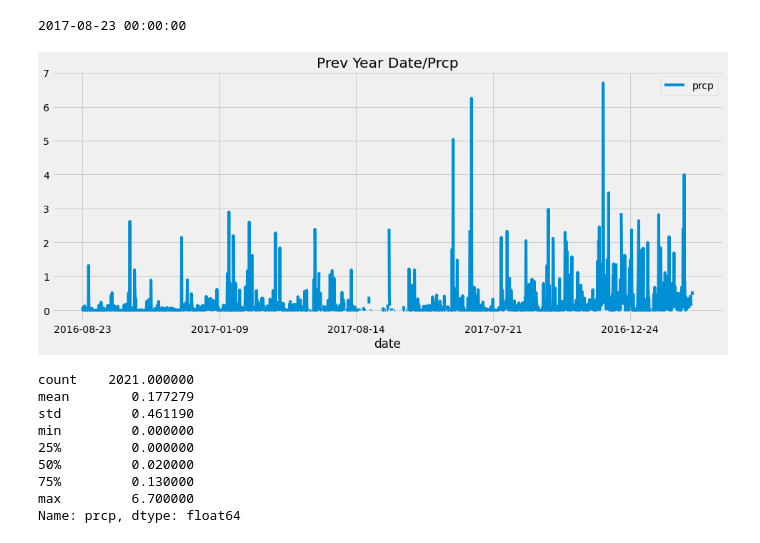
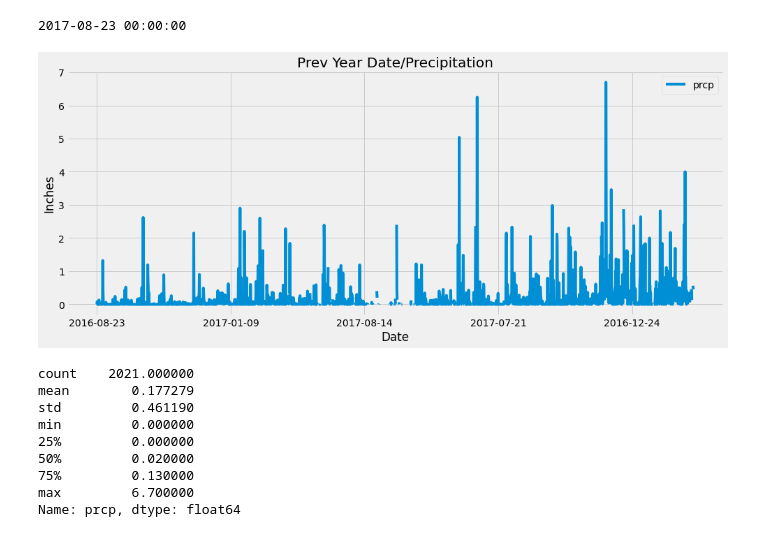
Before and after one commit to Barlow0471/sqlalchemy-challenge, a Jupyter notebook: climate_starter.ipynb, the cells around one changed output. Cells and saved outputs as stored; diff of their text form; code cells hidden in the pictures.

```diff
--- a/climate_starter.ipynb
+++ b/climate_starter.ipynb
@@ -48,28 +48,27 @@ print(recentDay)
 # %%
 # Design a query to retrieve the last 12 months of precipitation data and plot the results.
 # Starting from the most recent data point in the database.
 
 
 # Calculate the date one year from the last date in data set.
 prevYear = recentDay - dt.timedelta(days=366)
 # print(prevYear)
 
 # Perform a query to retrieve the data and precipitation scores
 results = session.query(Measurement.date,Measurement.prcp).filter(Measurement.date >= prevYear).all()
 # print(results)
 
 # Save the query results as a Pandas DataFrame and set the index to the date column
 precip_df = pd.DataFrame(results,columns =["date","prcp"])
 precip_df.set_index("date",inplace=True)
 
-# Sort the dataframe by date
-
-
 # Use Pandas Plotting with Matplotlib to plot the data
-precip_df.plot(figsize=[15,6],title='Prev Year Date/Prcp')
+precip_df.plot(figsize=[15,6],title='Prev Year Date/Precipitation')
+plt.ylabel("Inches")
+plt.xlabel("Date")
 plt.show()
 # %% [output]
-[figure, old version]
+[figure, new version]
 # %%
 # Use Pandas to calcualte the summary statistics for the precipitation data
 precip_df["prcp"].describe()
```
Also changed, not shown: parts of 1 cell of this notebook.
